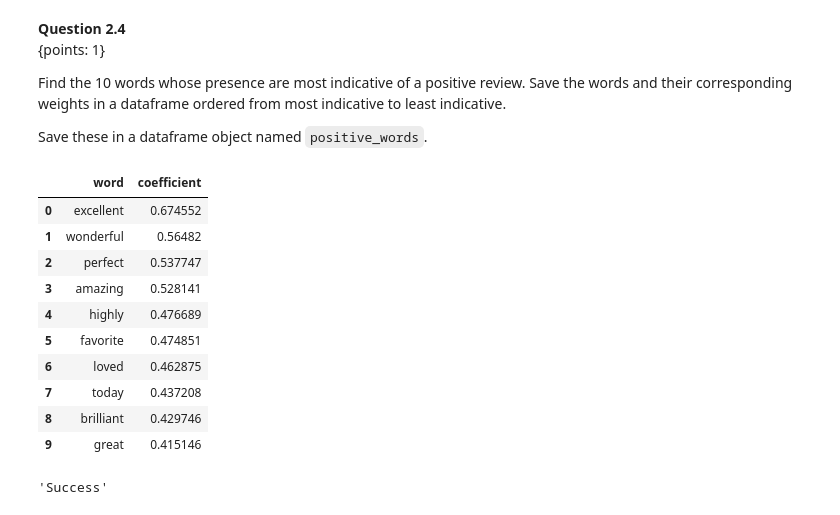
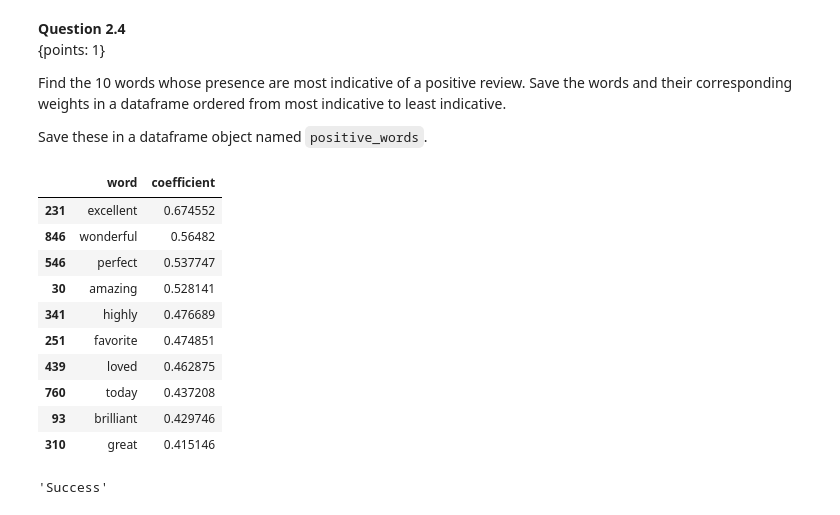
Before and after one commit to Dipto9999/intro-ml-students, a Jupyter notebook: release/assignment8/assignment8.ipynb, the cells around one changed output. Drawn from its saved outputs; the diff is of its cells as text; code cells hidden in the pictures.

```diff
--- a/release/assignment8/assignment8.ipynb
+++ b/release/assignment8/assignment8.ipynb
@@ -616,21 +615,21 @@ Find the 10 words whose presence are most indicative of a positive review. Save
 
 Save these in a dataframe object named `positive_words`.
 # %%
-positive_words = vocab_coef_df.sort_values(by = 'coefficient', ascending = False).head(10).reset_index(drop = True)
+positive_words = vocab_coef_df.sort_values(by = 'coefficient', ascending = False).head(10)
 
 display(positive_words)
 # %% [output]
 |  | word | coefficient |
-| 0 | excellent | 0.674552 |
-| 1 | wonderful | 0.56482 |
-| 2 | perfect | 0.537747 |
-| 3 | amazing | 0.528141 |
-| 4 | highly | 0.476689 |
-| 5 | favorite | 0.474851 |
-| 6 | loved | 0.462875 |
-| 7 | today | 0.437208 |
-| 8 | brilliant | 0.429746 |
-| 9 | great | 0.415146 |
+| 231 | excellent | 0.674552 |
+| 846 | wonderful | 0.56482 |
+| 546 | perfect | 0.537747 |
+| 30 | amazing | 0.528141 |
+| 341 | highly | 0.476689 |
+| 251 | favorite | 0.474851 |
+| 439 | loved | 0.462875 |
+| 760 | today | 0.437208 |
+| 93 | brilliant | 0.429746 |
+| 310 | great | 0.415146 |
 # %%
 t.test_2_4(positive_words)
 # %% [output]
```
Also changed, not shown: parts of 11 cells of this notebook, 1 other file.
